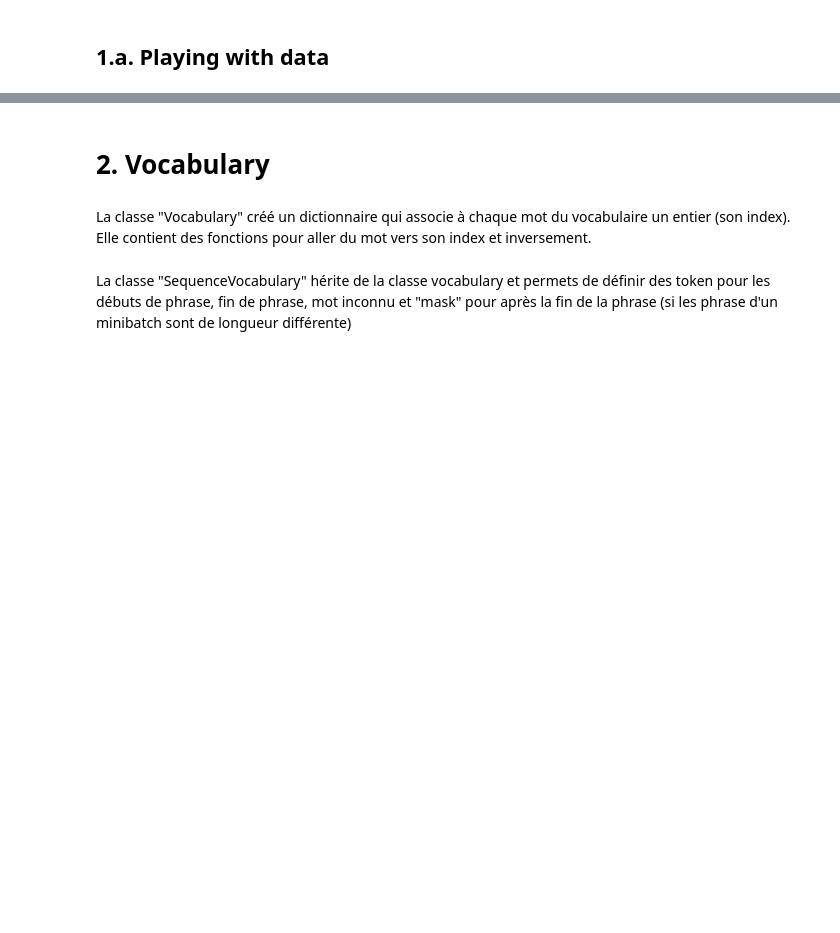
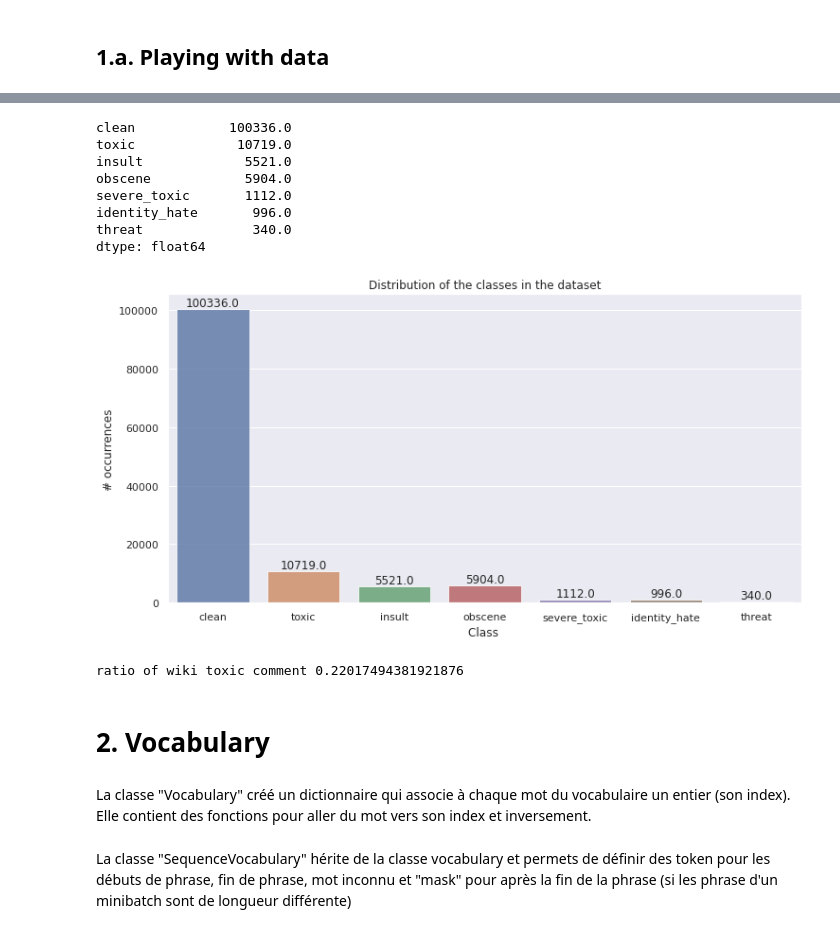
Before and after one commit to TheoDlmz/ToxicCommentProject, a Jupyter notebook: toxic_classification.ipynb, the cells around one changed output, grey strips where cells are left out. Saved outputs shown, nothing was run; the diff lists cells and outputs as text; code cells hidden in the pictures; blank space fills up the shorter version.

```diff
--- a/toxic_classification.ipynb
+++ b/toxic_classification.ipynb
@@ -167,22 +168,30 @@ plt.show()
 # %%
-#x=train.iloc[:,2:7].sum()
 nb_occ = train[["clean", "toxic", "insult", "obscene", "severe_toxic", "identity_hate", "threat"]].sum()
-#plot
-plt.figure(figsize=(8,4))
+plt.figure(figsize=(12, 6))
 print(nb_occ)
 ax= sns.barplot(nb_occ.index, nb_occ.values, alpha=0.8)
-plt.title("WIKI comment # per class")
-plt.ylabel('# of Occurrences', fontsize=12)
-plt.xlabel('Type ', fontsize=12)
-#adding the text labels
+plt.title("Distribution of the classes in the dataset")
+plt.ylabel('# occurrences', fontsize=12)
+plt.xlabel('Class ', fontsize=12)
 rects = ax.patches
 labels = nb_occ.values
 for rect, label in zip(rects, labels):
     height = rect.get_height()
     ax.text(rect.get_x() + rect.get_width()/2, height + 5, label, ha='center', va='bottom')
 
 plt.show()
 print('ratio of wiki toxic comment', nb_occ[["toxic", "insult", "obscene", "severe_toxic", "identity_hate", "threat"]].sum()/len(train))
+# %% [output]
+clean            100336.0
+toxic             10719.0
+insult             5521.0
+obscene            5904.0
+severe_toxic       1112.0
+identity_hate       996.0
+threat              340.0
+dtype: float64
+[figure, added]
+ratio of wiki toxic comment 0.22017494381921876
 # %% [markdown]
 # 2. Vocabulary
 # %% [markdown]
```
Also changed, not shown: parts of 52 cells of this notebook, 2 other files.
